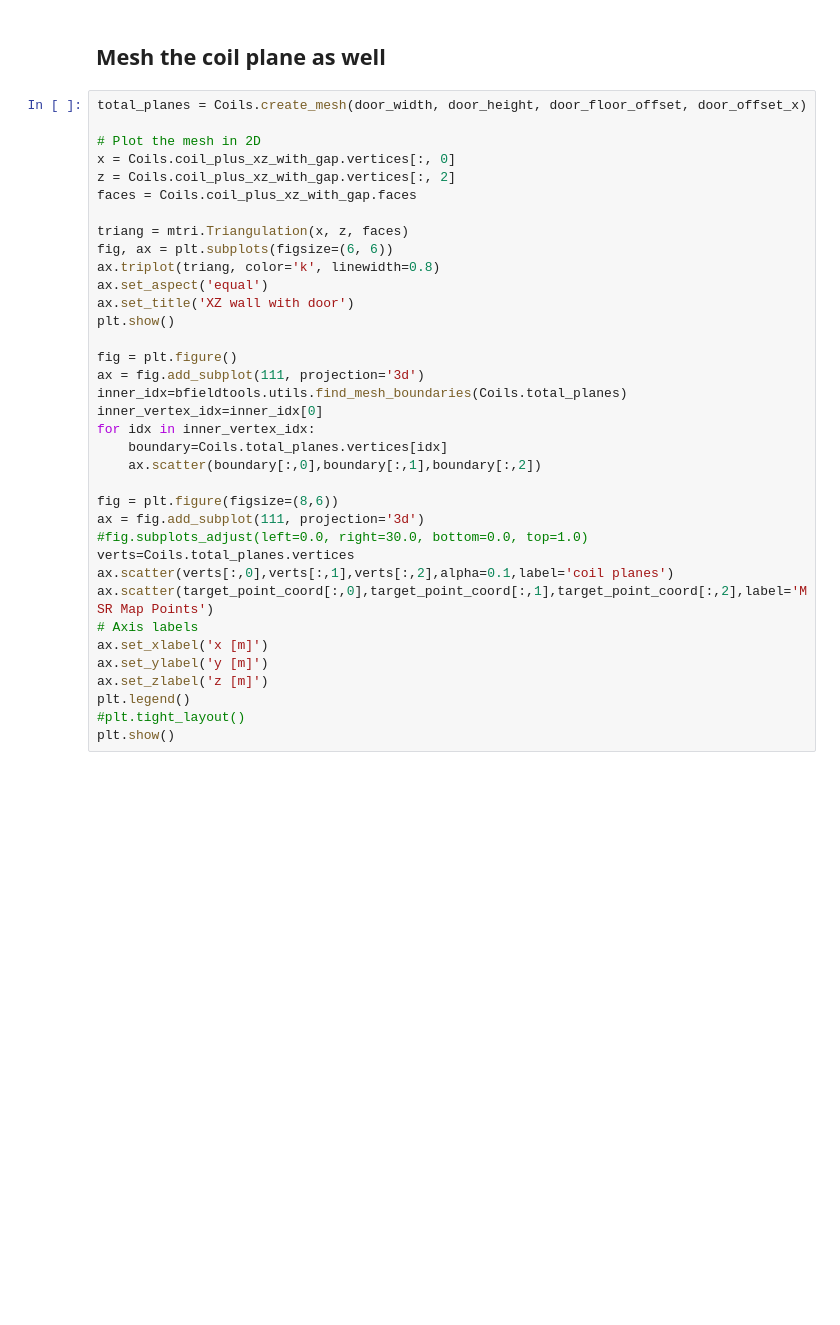
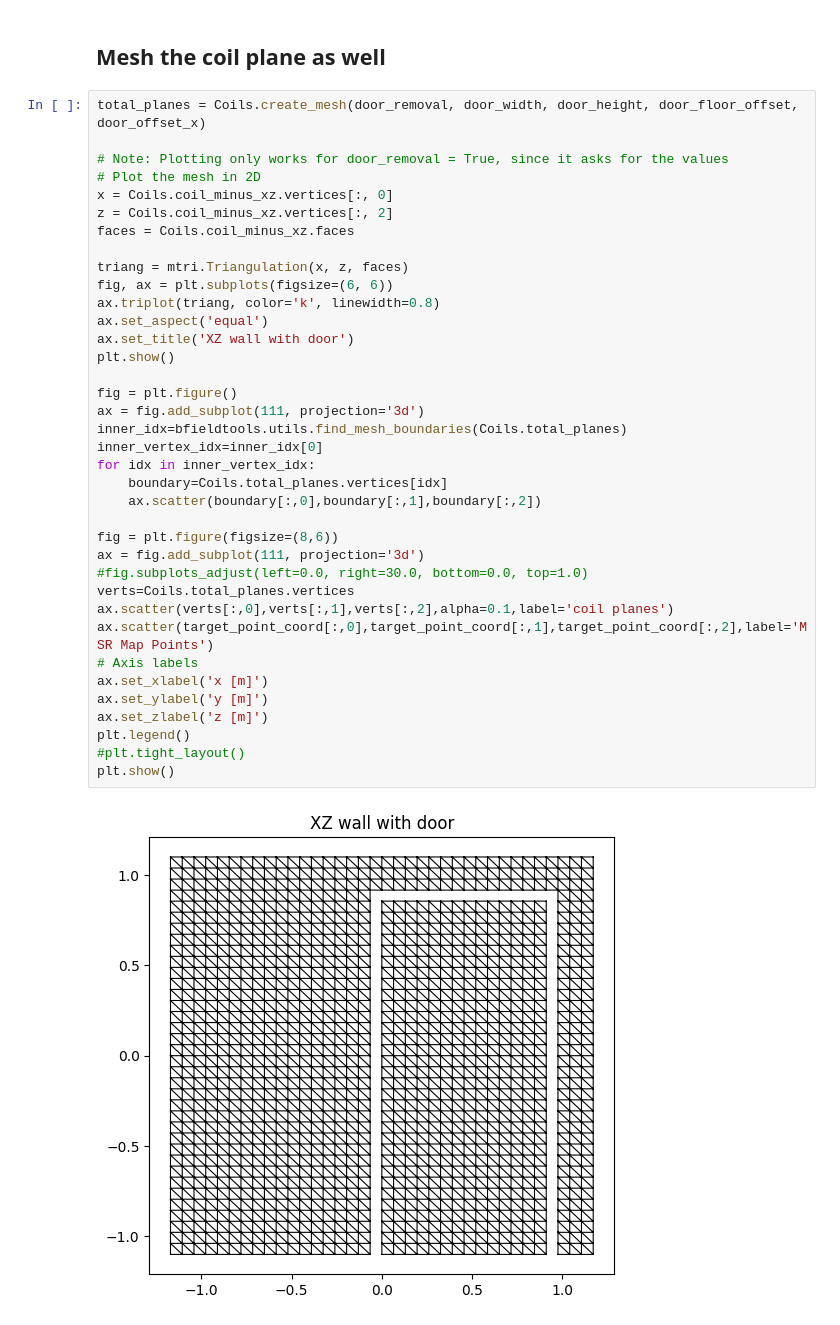
Before and after one commit to GregorBcky/MSR-field_cancelation, a Jupyter notebook: Versuch_1_Auswertung.ipynb, the cells around one changed output. Cells and saved outputs as stored; diff of their text form; blank space fills up the shorter version.

```diff
--- a/Versuch_1_Auswertung.ipynb
+++ b/Versuch_1_Auswertung.ipynb
@@ -224,38 +250,41 @@ mu_grid = Mu_material(shield_dim, shield_thickness)
 # %% [markdown]
 ## Mesh the coil plane as well
 # %%
-total_planes = Coils.create_mesh(door_width, door_height, door_floor_offset, door_offset_x)
+total_planes = Coils.create_mesh(door_removal, door_width, door_height, door_floor_offset, door_offset_x)
 
+# Note: Plotting only works for door_removal = True, since it asks for the values
 # Plot the mesh in 2D
-x = Coils.coil_plus_xz_with_gap.vertices[:, 0]
-z = Coils.coil_plus_xz_with_gap.vertices[:, 2]
-faces = Coils.coil_plus_xz_with_gap.faces
+x = Coils.coil_minus_xz.vertices[:, 0]
+z = Coils.coil_minus_xz.vertices[:, 2]
+faces = Coils.coil_minus_xz.faces
 
 triang = mtri.Triangulation(x, z, faces)
 fig, ax = plt.subplots(figsize=(6, 6))
 ax.triplot(triang, color='k', linewidth=0.8)
 ax.set_aspect('equal')
 ax.set_title('XZ wall with door')
 plt.show()
 
 fig = plt.figure()
 ax = fig.add_subplot(111, projection='3d')
 inner_idx=bfieldtools.utils.find_mesh_boundaries(Coils.total_planes)
 inner_vertex_idx=inner_idx[0]
 for idx in inner_vertex_idx:
     boundary=Coils.total_planes.vertices[idx]
     ax.scatter(boundary[:,0],boundary[:,1],boundary[:,2])
 
 fig = plt.figure(figsize=(8,6))
 ax = fig.add_subplot(111, projection='3d')
 #fig.subplots_adjust(left=0.0, right=30.0, bottom=0.0, top=1.0)
 verts=Coils.total_planes.vertices
 ax.scatter(verts[:,0],verts[:,1],verts[:,2],alpha=0.1,label='coil planes')
 ax.scatter(target_point_coord[:,0],target_point_coord[:,1],target_point_coord[:,2],label='MSR Map Points')
 # Axis labels
 ax.set_xlabel('x [m]')
 ax.set_ylabel('y [m]')
 ax.set_zlabel('z [m]')
 plt.legend()
 #plt.tight_layout()
 plt.show()
+# %% [output]
+[figure, added]
```
Also changed, not shown: parts of 15 cells of this notebook, 1 other file.
